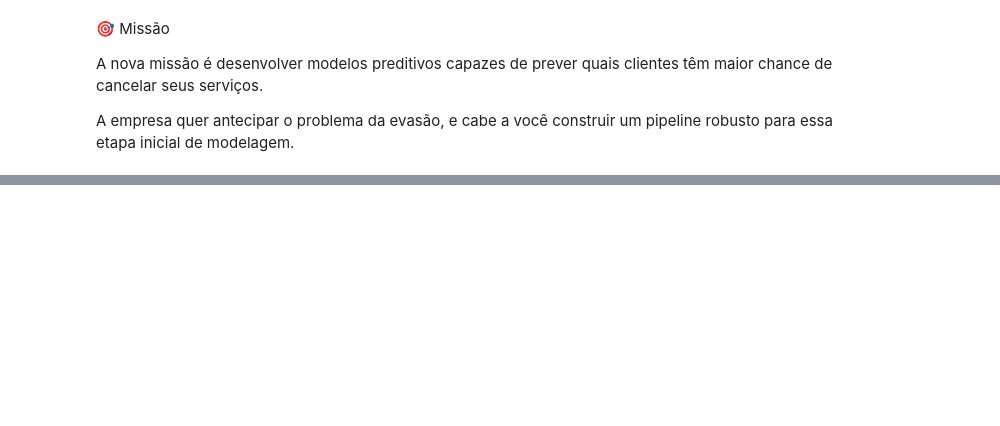
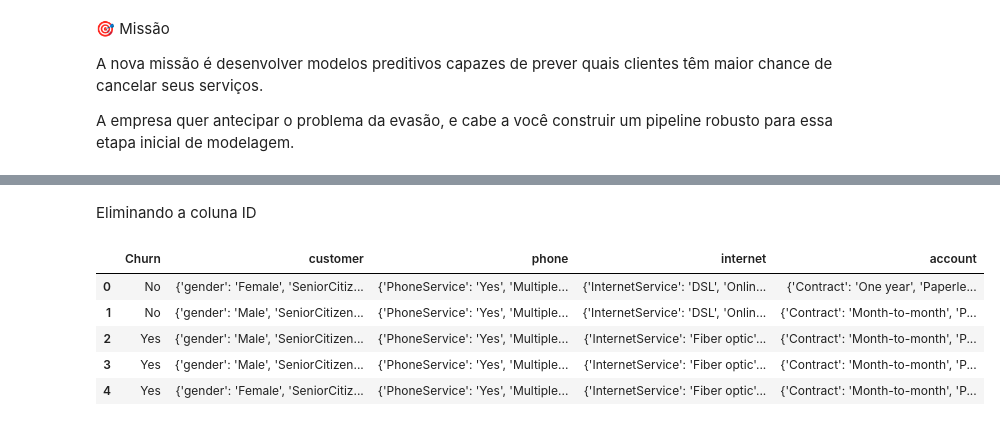
Before and after one commit to SergioCarmo-ro/TelecomX_BR_Parte_II, a Jupyter notebook: TelecomX_BR_Parte_II.ipynb, the cells around one changed output, grey strips where cells are left out. Cells and saved outputs as stored; diff of their text form; code cells hidden in the pictures; blank space fills up the shorter version.

```diff
--- a/TelecomX_BR_Parte_II.ipynb
+++ b/TelecomX_BR_Parte_II.ipynb
@@ -23,0 +49,12 @@ dados.head()
+# %% [markdown]
+Eliminando a coluna ID
+# %%
+dados = dados.drop('customerID', axis=1)
+display(dados.head())
+# %% [output]
+|  | Churn | customer | phone | internet | account |
+| 0 | No | {'gender': 'Female', 'SeniorCitiz... | {'PhoneService': 'Yes', 'Multiple... | {'InternetService': 'DSL', 'Onlin... | {'Contract': 'One year', 'Paperle... |
+| 1 | No | {'gender': 'Male', 'SeniorCitizen... | {'PhoneService': 'Yes', 'Multiple... | {'InternetService': 'DSL', 'Onlin... | {'Contract': 'Month-to-month', 'P... |
+| 2 | Yes | {'gender': 'Male', 'SeniorCitizen... | {'PhoneService': 'Yes', 'Multiple... | {'InternetService': 'Fiber optic'... | {'Contract': 'Month-to-month', 'P... |
+| 3 | Yes | {'gender': 'Male', 'SeniorCitizen... | {'PhoneService': 'Yes', 'Multiple... | {'InternetService': 'Fiber optic'... | {'Contract': 'Month-to-month', 'P... |
+| 4 | Yes | {'gender': 'Female', 'SeniorCitiz... | {'PhoneService': 'Yes', 'Multiple... | {'InternetService': 'Fiber optic'... | {'Contract': 'Month-to-month', 'P... |
```
Also changed, not shown: parts of 15 cells of this notebook.
